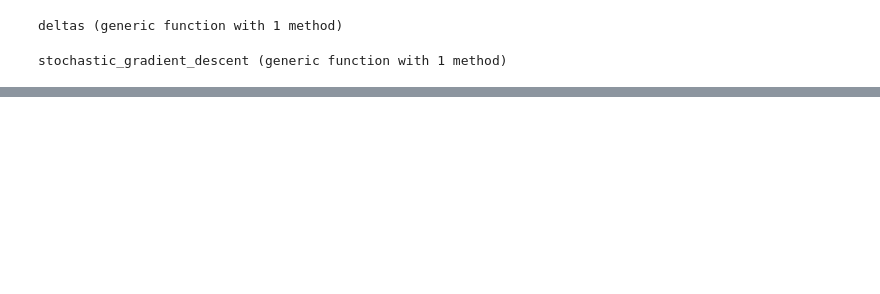
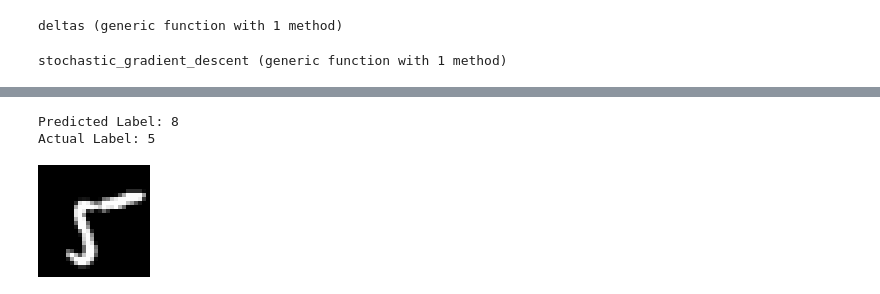
Before and after one commit to RandyRDavila/Teaching, a Jupyter notebook: UHD_DATA/DATA_4319/Neural_Network/MSE_MNIST_NeuralNetwork.ipynb, the cells around one changed output, grey strips where cells are left out. Saved outputs shown, nothing was run; the diff lists cells and outputs as text; code cells hidden in the pictures; blank space fills up the shorter version.

```diff
--- a/UHD_DATA/DATA_4319/Neural_Network/MSE_MNIST_NeuralNetwork.ipynb
+++ b/UHD_DATA/DATA_4319/Neural_Network/MSE_MNIST_NeuralNetwork.ipynb
@@ -227,2 +242,6 @@ plot!()
 # %%
-random_test(W1, b1, test_data, test_y)
+random_test(W_test, b_test, test_data, test_y)
+# %% [output]
+Predicted Label: 8
+Actual Label: 5
+[figure, added]
```
Also changed, not shown: parts of 13 cells of this notebook, 3 other files.
